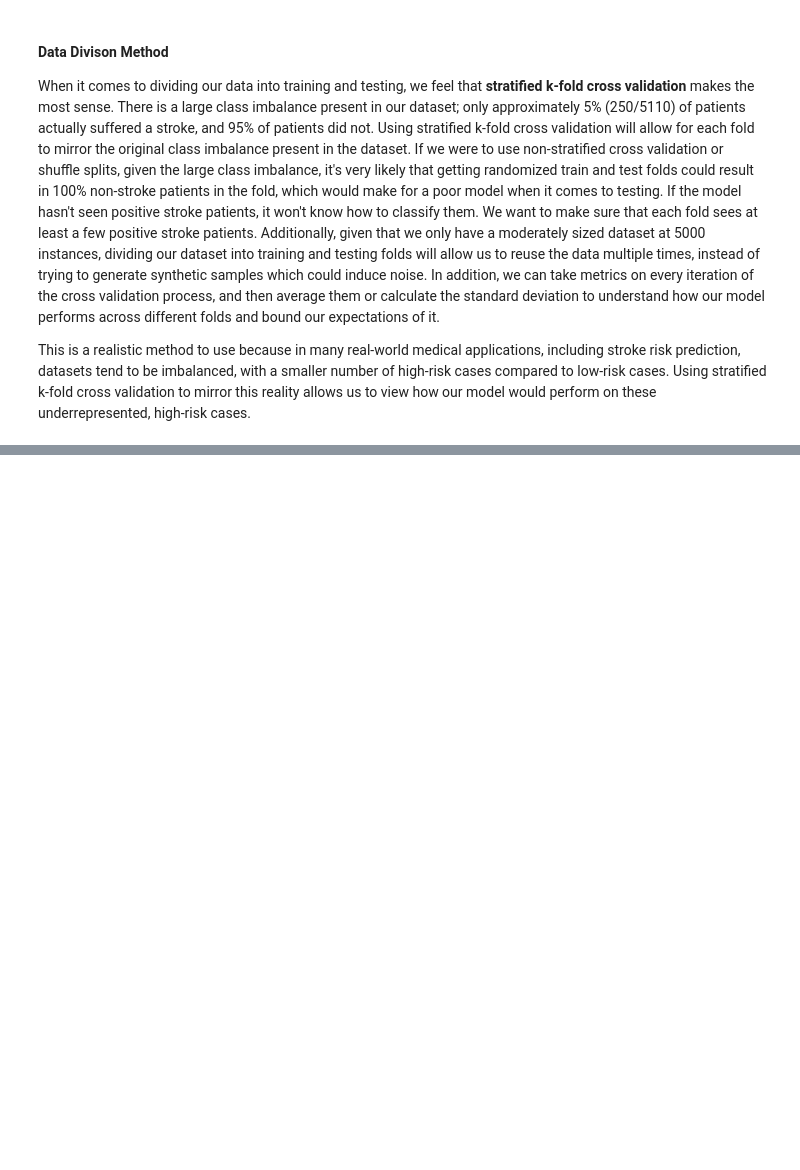
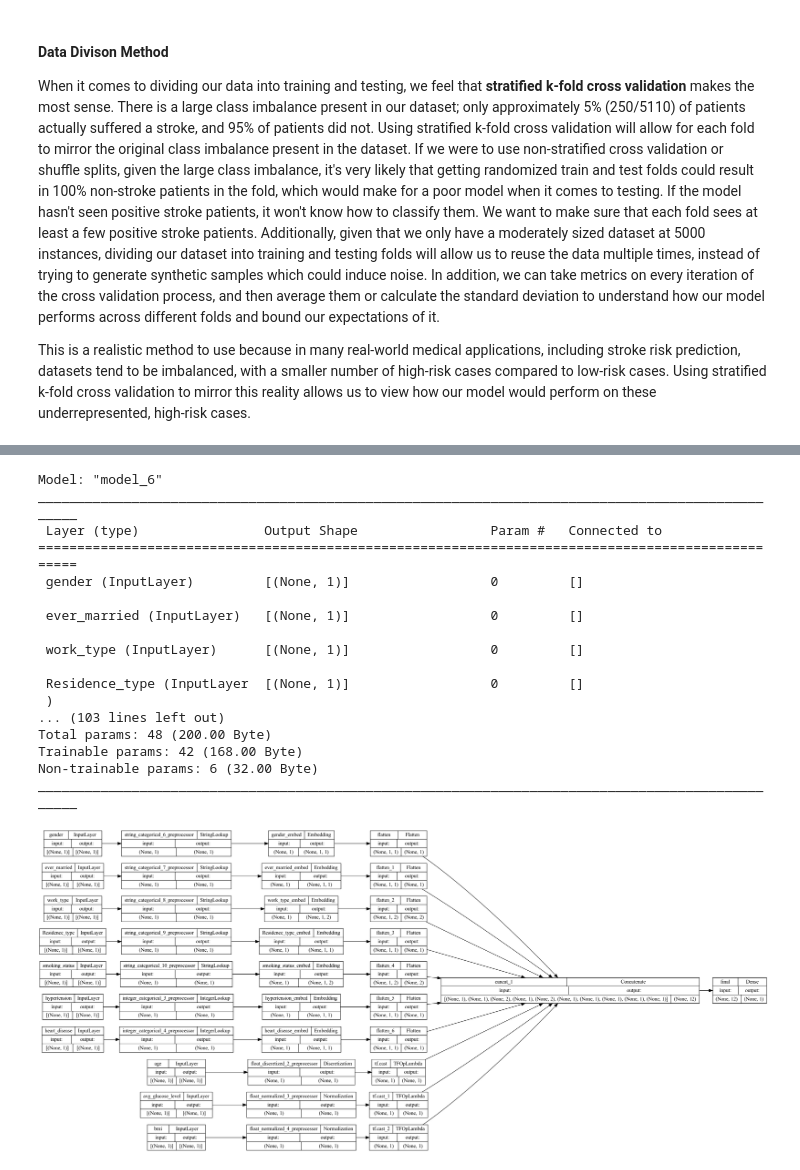
Before and after one commit to wyattsaltzman/ML-F23-Lab5, a Jupyter notebook: lab5.ipynb, the cells around one changed output, grey strips where cells are left out. Cells and saved outputs as stored; diff of their text form; code cells hidden in the pictures; blank space fills up the shorter version.

```diff
--- a/lab5.ipynb
+++ b/lab5.ipynb
@@ -66,6 +66,9 @@ The data is organized as follows:
 |bmi| continuous|
 |smoking_status| formerly smoked, never smoked, smokes, Unknown|
 |`stroke`| 0=No, 1=Yes|
+# %%
+categorical_headers = ['gender', 'ever_married', 'work_type', 'Residence_type', 'smoking_status', 'hypertension', 'heart_disease']
+numerical_headers = ['age', 'avg_glucose_level', 'bmi']
 # %%
 # Check for missing values
 print(df.isnull().sum())
@@ -275,3 +291,48 @@ NameError: name 'trainin' is not defined
 # cv = StratifiedKFold(n_splits=10)
 # scorer = make_scorer(fbeta_score, beta=2)
 # per_fold_eval_criteria = cross_val_score(estimator=clf, X=preprocessed_ds, y=y, cv=cv, scoring=scorer)
+# %%
+dict_inputs = feature_space.get_inputs()
+
+all_branch_inputs = []
+
+for col_name in categorical_headers:
+    all_branch_inputs.append(setup_embedding_from_cateogrical(feature_space, col_name))
+
+for col_name in numerical_headers:
+    x = feature_space.preprocessors[col_name].output
+    x = tf.cast(x, float)
+    all_branch_inputs.append(x)
+
+final_branch = Concatenate(name='cancat_1')(all_branch_inputs)
+final_branch = Dense(1, activation='sigmoid', name='final')(final_branch)
+
+training_model = Model(inputs=dict_inputs, outputs=final_branch)
+
+training_model.compile(optimizer='adam', loss='binary_crossentropy', metrics=['fbeta_score'])
+
+training_model.summary()
+
+plot_model(
+    training_model, show_shapes=True, show_layer_names=True, to_file='model.png',
+    rankdir='LR', expand_nested=False, dpi=96
+)
+# %% [output]
+Model: "model_6"
+__________________________________________________________________________________________________
+ Layer (type)                Output Shape                 Param #   Connected to
+==================================================================================================
+ gender (InputLayer)         [(None, 1)]                  0         []
+
+ ever_married (InputLayer)   [(None, 1)]                  0         []
+
+ work_type (InputLayer)      [(None, 1)]                  0         []
+
+ Residence_type (InputLayer  [(None, 1)]                  0         []
+ )
+... (103 lines left out)
+Total params: 48 (200.00 Byte)
+Trainable params: 42 (168.00 Byte)
+Non-trainable params: 6 (32.00 Byte)
+__________________________________________________________________________________________________
+[figure, added]
```
Also changed, not shown: parts of 11 cells of this notebook, 1 other file.
